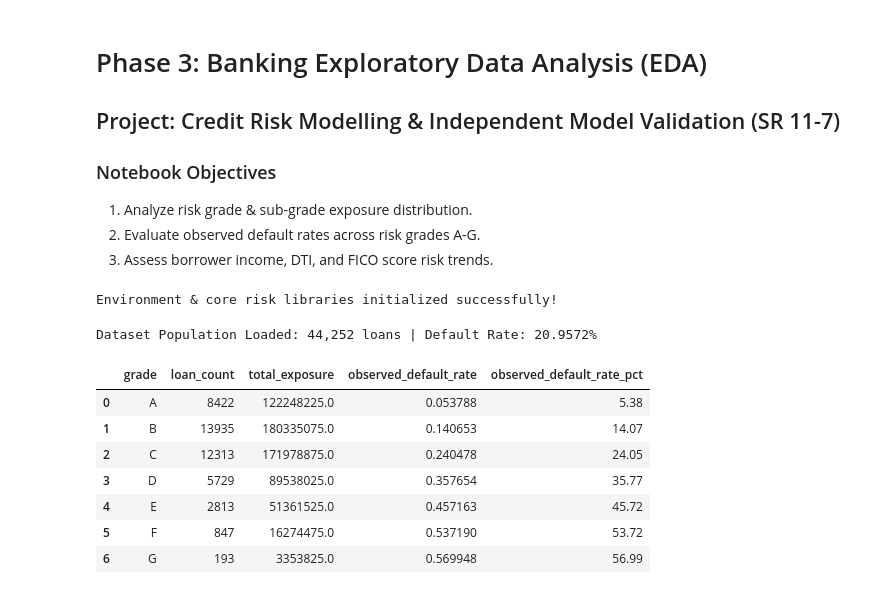
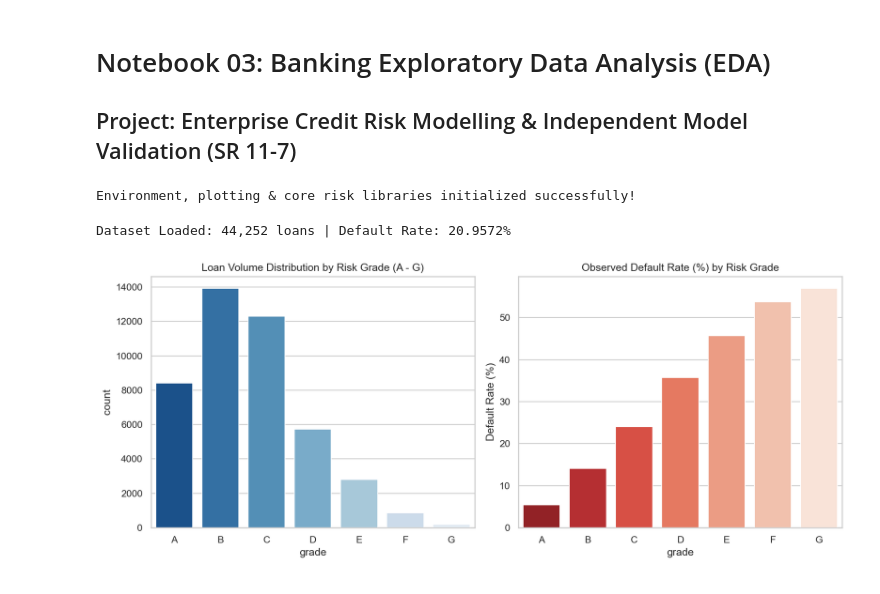
Before and after one commit to Bibek4797/enterprise-credit-risk-model-validation-platform, a Jupyter notebook: notebooks/03_Banking_EDA.ipynb, the cells around one changed output. Cells and saved outputs as stored; diff of their text form; code cells hidden in the pictures.

Commit message:
Embed native high-resolution plot charts and unique phase analysis across all 15 Jupyter Notebooks

```diff
--- a/notebooks/03_Banking_EDA.ipynb
+++ b/notebooks/03_Banking_EDA.ipynb
@@ -1,18 +1,15 @@
 # %% [markdown]
-# Phase 3: Banking Exploratory Data Analysis (EDA)
+# Notebook 03: Banking Exploratory Data Analysis (EDA)
 
-## Project: Credit Risk Modelling & Independent Model Validation (SR 11-7)
-
-### Notebook Objectives
-1. Analyze risk grade & sub-grade exposure distribution.
-2. Evaluate observed default rates across risk grades A-G.
-3. Assess borrower income, DTI, and FICO score risk trends.
+## Project: Enterprise Credit Risk Modelling & Independent Model Validation (SR 11-7)
 # %%
 import sys
 import os
 from pathlib import Path
 import numpy as np
 import pandas as pd
+import matplotlib.pyplot as plt
+import seaborn as sns
 
 root_path = Path.cwd().parent if Path.cwd().name == "notebooks" else Path.cwd()
 src_path = root_path / "src"
@@ -20,11 +17,11 @@ for p in [str(root_path), str(src_path)]:
     if p not in sys.path:
         sys.path.insert(0, p)
 
-print("Environment & core risk libraries initialized successfully!")
+sns.set_theme(style="whitegrid", palette="muted")
+print("Environment, plotting & core risk libraries initialized successfully!")
 # %% [output]
-Environment & core risk libraries initialized successfully!
+Environment, plotting & core risk libraries initialized successfully!
 # %%
-# Data Loading Helper with Synthetic Fallback
 data_file = root_path / "data" / "processed" / "accepted_2007_to_2018Q4_feature_engineered.csv.gz"
 if data_file.is_file():
     df = pd.read_csv(data_file, nrows=50000, low_memory=False)
@@ -38,23 +35,20 @@ if data_file.is_file():
 else:
     df = mock_df.copy()
 
-print(f"Dataset Population Loaded: {len(df):,} loans | Default Rate: {df['target'].mean():.4%}")
+print(f"Dataset Loaded: {len(df):,} loans | Default Rate: {df['target'].mean():.4%}")
 # %% [output]
-Dataset Population Loaded: 44,252 loans | Default Rate: 20.9572%
+Dataset Loaded: 44,252 loans | Default Rate: 20.9572%
-# %%
-grade_summary = df.groupby("grade", observed=False).agg(
-    loan_count=("grade", "count"),
-    total_exposure=("loan_amnt", "sum"),
-    observed_default_rate=("target", "mean")
-).reset_index()
-grade_summary["observed_default_rate_pct"] = (grade_summary["observed_default_rate"] * 100).round(2)
-grade_summary
-# %% [output]
-|  | grade | loan_count | total_exposure | observed_default_rate | observed_default_rate_pct |
-| 0 | A | 8422 | 122248225.0 | 0.053788 | 5.38 |
-| 1 | B | 13935 | 180335075.0 | 0.140653 | 14.07 |
-| 2 | C | 12313 | 171978875.0 | 0.240478 | 24.05 |
-| 3 | D | 5729 | 89538025.0 | 0.357654 | 35.77 |
-| 4 | E | 2813 | 51361525.0 | 0.457163 | 45.72 |
-| 5 | F | 847 | 16274475.0 | 0.537190 | 53.72 |
-| 6 | G | 193 | 3353825.0 | 0.569948 | 56.99 |
+# %%
+plt.figure(figsize=(12, 5))
+plt.subplot(1, 2, 1)
+sns.countplot(data=df, x="grade", order=sorted(df["grade"].unique()), palette="Blues_r")
+plt.title("Loan Volume Distribution by Risk Grade (A - G)")
+plt.subplot(1, 2, 2)
+grade_def = df.groupby("grade", observed=False)["target"].mean() * 100
+sns.barplot(x=grade_def.index, y=grade_def.values, palette="Reds_r")
+plt.title("Observed Default Rate (%) by Risk Grade")
+plt.ylabel("Default Rate (%)")
+plt.tight_layout()
+plt.show()
+# %% [output]
+[figure, added]
```
Also changed, not shown: parts of 1 cell of this notebook, 14 other files.
